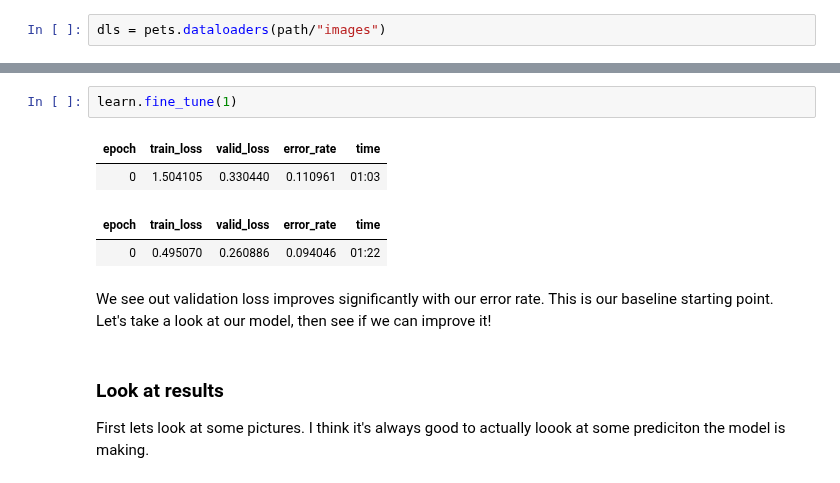
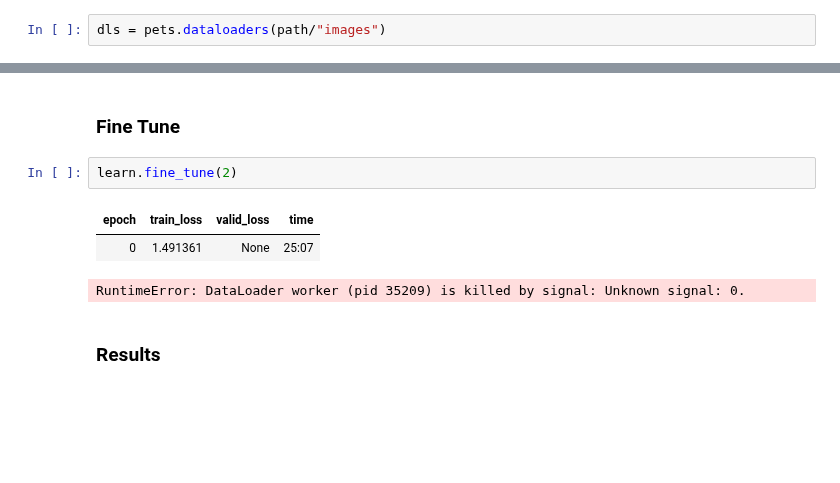
Before and after one commit to 1Paws7/blog, a Jupyter notebook: _notebooks/2020-06-25-Fine Grain Image Classifier.ipynb, the cells around one changed output, grey strips where cells are left out. Saved outputs shown, nothing was run; the diff lists cells and outputs as text; blank space fills up the shorter version.

```diff
--- a/_notebooks/2020-06-25-Fine Grain Image Classifier.ipynb
+++ b/_notebooks/2020-06-25-Fine Grain Image Classifier.ipynb
@@ -95,15 +75,12 @@ If we were starting from scratch when training a model we will train every layer
+# %% [markdown]
+### Fine Tune
 # %%
-learn.fine_tune(1)
+learn.fine_tune(2)
 # %% [output]
-| epoch | train_loss | valid_loss | error_rate | time |
-| 0 | 1.504105 | 0.330440 | 0.110961 | 01:03 |
+| epoch | train_loss | valid_loss | time |
+| 0 | 1.491361 | None | 25:07 |
-| epoch | train_loss | valid_loss | error_rate | time |
-| 0 | 0.495070 | 0.260886 | 0.094046 | 01:22 |
+RuntimeError: DataLoader worker (pid 35209) is killed by signal: Unknown signal: 0.
-# %% [markdown]
-We see out validation loss improves significantly with our error rate.  This is our baseline starting point.  Let's take a look at our model, then see if we can improve it!
-# %% [markdown]
-### Look at results
-
-First lets look at some pictures.  I think it's always good to actually loook at some prediciton the model is making.
+# %% [markdown]
+### Results
 # %%
 learn.show_results()
```
Also changed, not shown: parts of 21 cells of this notebook, 1 other file.
